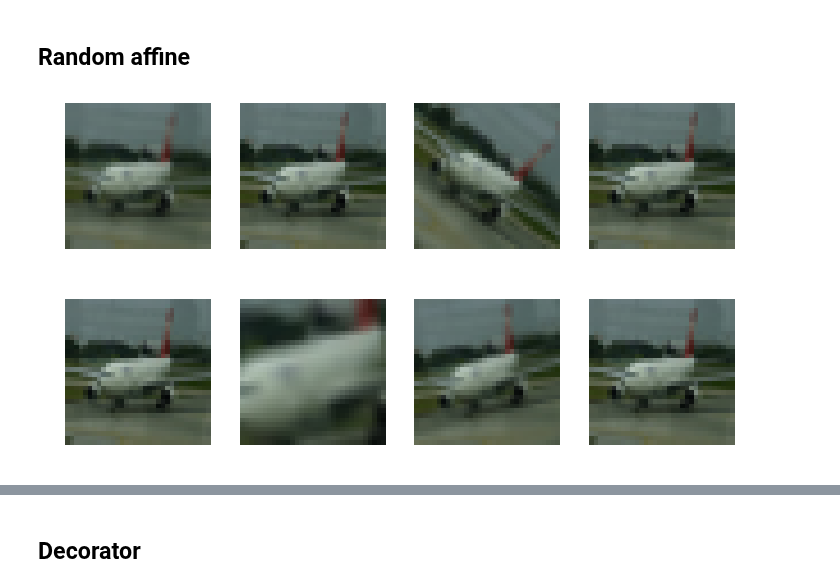
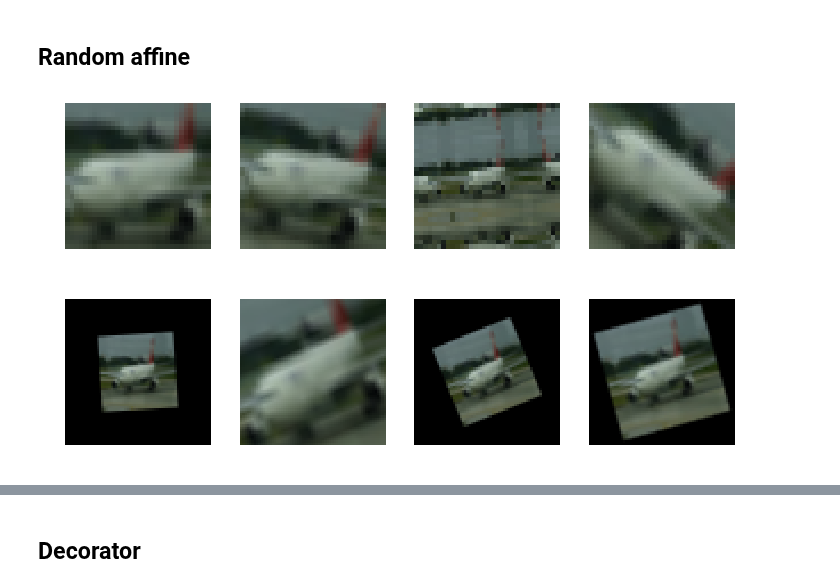
Before and after one commit to fastai/fastai_old, a Jupyter notebook: dev_nb/002_images.ipynb, the cells around one changed output, grey strips where cells are left out. Drawn from its saved outputs; the diff is of its cells as text; code cells hidden in the pictures.

```diff
--- a/dev_nb/002_images.ipynb
+++ b/dev_nb/002_images.ipynb
@@ -401,13 +407,14 @@ show_image(img2)
 # %% [output]
 [figure]
 # %%
-def eye_new(x, n): return torch.eye(n, out=x.new_empty((n,n)))
-
-def do_affine(img, m=None, func=None, size=None, **kwargs):
-    if m is None: m=eye_new(img, 3)
-    c = affine_grid(img,  img.new_tensor(m), size=size)
-    if func is not None: c = func(c)
-    return grid_sample(img, c, **kwargs)
+#export
+def apply_affine(m=None, func=None):
+    if m is None: m=torch.eye(3)
+    def _inner(img, size=None, **kwargs):
+        c = affine_grid(img,  img.new_tensor(m), size=size)
+        if func is not None: c = func(c)
+        return grid_sample(img, c, **kwargs)
+    return _inner
 # %%
 def zoom(scale: uniform) -> TfmType.Affine:
     return [[1/scale, 0,       0.],
@@ -477,4 +483,8 @@ def make_p_affine(func):
 # %%
+#export
+def make_p_affine(func):
+    return lambda *args, p, **kwargs: func(*args,**kwargs) if p else None
+
 def make_tfm_affine(func):
     def _inner(**kwargs):
         res = lambda: make_p_affine(func)(**resolve_args(func, **kwargs))
@@ -482,6 +492,9 @@ def make_tfm_affine(func):
         res.__annotations__['p'] = rand_bool
         return res
     return _inner
+
+def dict_groupby(iterable, key=None):
+    return {k:list(v) for k,v in itertools.groupby(sorted(iterable, key=key), key=key)}
 # %%
 rotate_tfm = make_tfm_affine(rotate)
 zoom_tfm = make_tfm_affine(zoom)
@@ -492,19 +501,21 @@ def compose_affine_tfms(affine_funcs=None, funcs=None, **kwargs):
+# %%
+def apply_tfms(tfms):
+    grouped_tfms = dict_groupby(listify(tfms), lambda o: o.__annotations__['return'])
+    affine_tfms,coord_tfms,pixel_tfms,lighting_tfms = [
+        resolve_tfms(grouped_tfms.get(o)) for o in TfmType]
+    lighting_func = apply_lighting(compose(lighting_tfms))
+    affine_func = apply_affine(affines_mat(affine_tfms))
+    return lambda x, **kwargs: lighting_func(affine_func(x.clone(), **kwargs))
 # %%
-tfm = rotate_tfm(degrees=(-45,45.), p=0.5)
+tfms = [rotate_tfm(degrees=(-45,45.), p=0.75),
+        zoom_tfm(scale=(0.5,2.0), p=0.75)]
 
 _,axes = plt.subplots(1,4, figsize=(12,3))
-for ax in axes:
-    img = x()
-    show_image(compose_affine_tfms(tfm)(img), ax)
+for ax in axes: show_image(apply_tfms(tfms)(x), ax)
 # %% [output]
-[figure, old version]
+[figure, new version]
 # %%
-tfms = [rotate_tfm(degrees=(-45,45.), p=0.5),
-        zoom_tfm(scale=(0.5,2.5), p=0.5)]
-
 _,axes = plt.subplots(1,4, figsize=(12,3))
-for ax in axes:
-    img = x()
-    show_image(compose_affine_tfms(tfms)(img), ax)
+for ax in axes: show_image(apply_tfms(tfms)(x, size=64, padding_mode='zeros'), ax)
 # %% [output]
-[figure, old version]
+[figure, new version]
```
Also changed, not shown: parts of 49 cells of this notebook, 1 other file.
